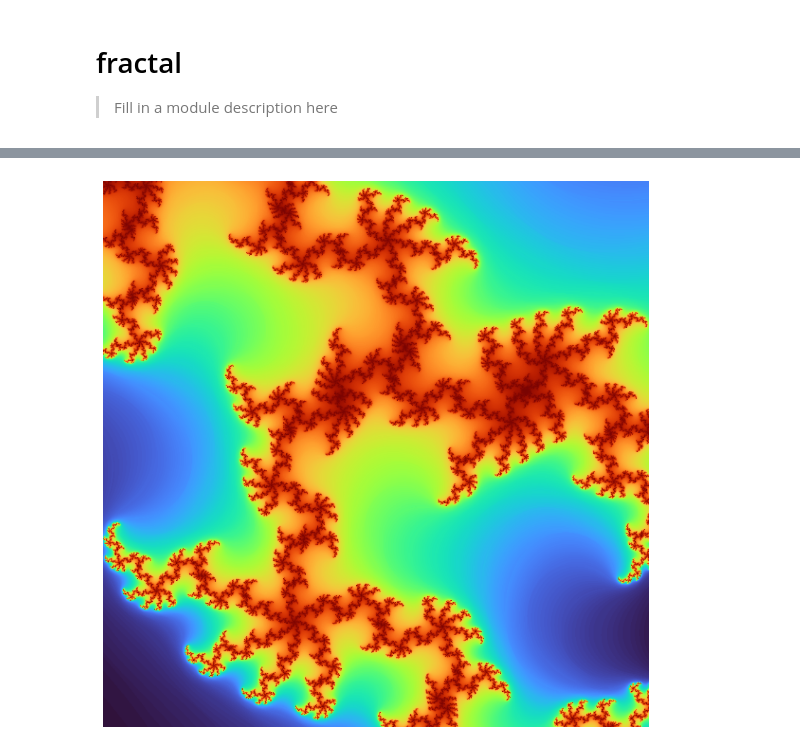
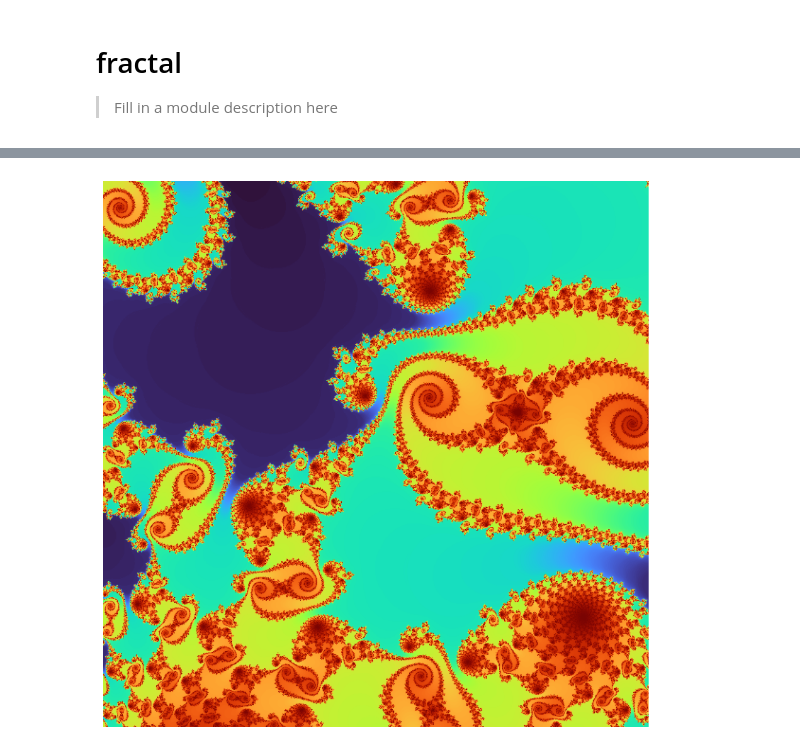
Before and after one commit to eandreas/fractalart, a Jupyter notebook: nbs/fractals/01_fractal.ipynb, the cells around one changed output, grey strips where cells are left out. Cells and saved outputs as stored; diff of their text form; code cells hidden in the pictures.

```diff
--- a/nbs/fractals/01_fractal.ipynb
+++ b/nbs/fractals/01_fractal.ipynb
@@ -131,5 +147,4 @@ class Mandelbrot(Fractal):
 # %%
-%%time
 m = Mandelbrot()
 m.resolution = 800, 800
 m.max_iter = 10000
@@ -141,33 +156,33 @@ m.max_iter = 10000
 #m.set_zoom(3125, (-0.170337,-1.06506))
 #m.set_zoom(15625, (-0.170337,-1.06506))
 #m.set_zoom(78125, (-0.170337,-1.06506))
 
 #m.set_zoom(5, (0.42884,-0.231345))
 #m.set_zoom(25, (0.42884,-0.231345))
 #m.set_zoom(125, (0.42884,-0.231345))
 #m.set_zoom(625, (0.42884,-0.231345))
 #m.set_zoom(3125, (0.42884,-0.231345))
 #m.set_zoom(15625, (0.42884,-0.231345))
-m.set_zoom(78125, (0.42884,-0.231345))
+#m.set_zoom(78125, (0.42884,-0.231345))
 
 #m.set_zoom(5, (-1.62917,-0.0203968))
 #m.set_zoom(25, (-1.62917,-0.0203968))
 #m.set_zoom(125, (-1.62917,-0.0203968))
 #m.set_zoom(625, (-1.62917,-0.0203968))
 #m.set_zoom(3125, (-1.62917,-0.0203968))
 #m.set_zoom(15625, (-1.62917,-0.0203968))
 #m.set_zoom(78125, (-1.62917,-0.0203968))
 
 #m.set_zoom(5, (-0.761574,-0.0847596))
 #m.set_zoom(25, (-0.761574,-0.0847596))
 #m.set_zoom(125, (-0.761574,-0.0847596))
 #m.set_zoom(625, (-0.761574,-0.0847596))
 #m.set_zoom(3125, (-0.761574,-0.0847596))
 #m.set_zoom(15625, (-0.761574,-0.0847596))
-#m.set_zoom(78125, (-0.761574,-0.0847596))
+m.set_zoom(78125, (-0.761574,-0.0847596))
 
 m.render()
 m.equalize_histogram()
 m.plot()
 # %% [output]
-[figure, old version]
+[figure, new version]
```
Also changed, not shown: parts of 6 cells of this notebook, 1 other file.
